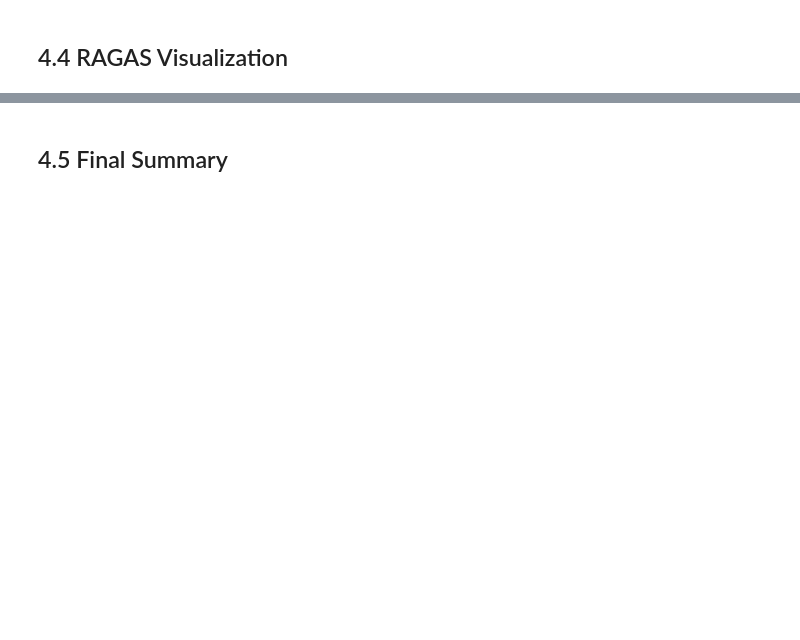
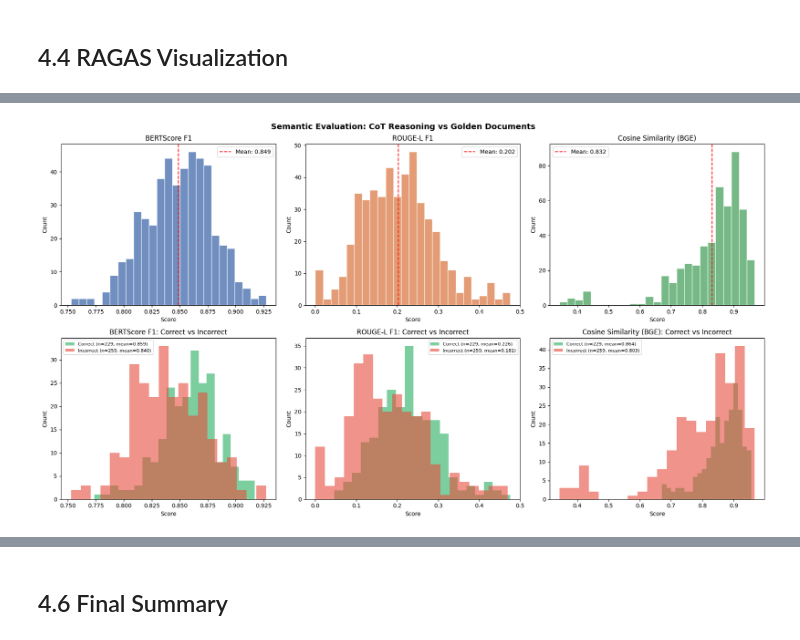
Before and after one commit to pfalconiere/rag-pipeline, a Jupyter notebook: notebooks/04_evaluation.ipynb, the cells around one changed output, grey strips where cells are left out. Saved outputs shown, nothing was run; the diff lists cells and outputs as text; code cells hidden in the pictures; blank space fills up the shorter version.

```diff
--- a/notebooks/04_evaluation.ipynb
+++ b/notebooks/04_evaluation.ipynb
@@ -653,0 +856,64 @@ Saved figure to results/evaluation_summary.png
+# %%
+# Semantic evaluation visualization
+fig, axes = plt.subplots(2, 3, figsize=(18, 10))
+
+# Row 1: Score distributions
+metrics_info = [
+    ("bertscore_f1", "BERTScore F1", "#4C72B0"),
+    ("rougeL_f1", "ROUGE-L F1", "#DD8452"),
+    ("cosine_similarity", "Cosine Similarity (BGE)", "#55A868"),
+]
+
+for ax, (col, title, color) in zip(axes[0], metrics_info):
+    ax.hist(df_semantic[col], bins=25, color=color, edgecolor="white", alpha=0.8)
+    ax.axvline(df_semantic[col].mean(), color="red", linestyle="--",
+               label=f"Mean: {df_semantic[col].mean():.3f}")
+    ax.set_xlabel("Score")
+    ax.set_ylabel("Count")
+    ax.set_title(title)
+    ax.legend()
+
+# Row 2: Correct vs Incorrect comparison
+df_semantic["correct"] = df_semantic["generated_answer"] == df_semantic["ground_truth"]
+
+for ax, (col, title, _) in zip(axes[1], metrics_info):
+    correct = df_semantic[df_semantic.correct][col]
+    incorrect = df_semantic[~df_semantic.correct][col]
+    ax.hist(correct, bins=20, alpha=0.6, label=f"Correct (n={len(correct)}, mean={correct.mean():.3f})", color="#27AE60")
+    ax.hist(incorrect, bins=20, alpha=0.6, label=f"Incorrect (n={len(incorrect)}, mean={incorrect.mean():.3f})", color="#E74C3C")
+    ax.set_title(f"{title}: Correct vs Incorrect")
+    ax.set_xlabel("Score")
+    ax.set_ylabel("Count")
+    ax.legend(fontsize=8)
+
+plt.suptitle("Semantic Evaluation: CoT Reasoning vs Golden Documents", fontsize=14, fontweight="bold")
+plt.tight_layout()
+plt.savefig(RESULTS_DIR / "figures" / "10_semantic_evaluation.png", dpi=150, bbox_inches="tight")
+plt.show()
+
+# Summary tables
+print("=" * 65)
+print("    Semantic Evaluation Summary")
+print("=" * 65)
+print(f"\n{'Metric':<25} {'Mean':>10} {'Std':>10} {'Median':>10}")
+print(f"{'─' * 55}")
+for col, title, _ in metrics_info:
+    print(f"{title:<25} {df_semantic[col].mean():>10.4f} {df_semantic[col].std():>10.4f} {df_semantic[col].median():>10.4f}")
+
+print(f"\nPer-class breakdown:")
+print(f"{'Class':<10} {'BERTScore F1':>15} {'ROUGE-L F1':>15} {'Cosine Sim':>15}")
+print(f"{'─' * 55}")
+for cls in ["yes", "no", "maybe"]:
+    subset = df_semantic[df_semantic.ground_truth == cls]
+    print(f"{cls:<10} {subset['bertscore_f1'].mean():>15.4f} {subset['rougeL_f1'].mean():>15.4f} {subset['cosine_similarity'].mean():>15.4f}")
+
+print(f"\nCorrect vs Incorrect predictions:")
+print(f"{'Group':<15} {'BERTScore F1':>15} {'ROUGE-L F1':>15} {'Cosine Sim':>15}")
+print(f"{'─' * 60}")
+for label, mask in [("Correct", df_semantic.correct), ("Incorrect", ~df_semantic.correct)]:
+    sub = df_semantic[mask]
+    print(f"{label:<15} {sub['bertscore_f1'].mean():>15.4f} {sub['rougeL_f1'].mean():>15.4f} {sub['cosine_similarity'].mean():>15.4f}")
+
+print(f"\nFigure saved to results/figures/10_semantic_evaluation.png")
+# %% [output]
+[figure, added]
@@ -654,5 +937,5 @@ Saved figure to results/evaluation_summary.png
 # %% [markdown]
-## 4.5 Final Summary
+## 4.6 Final Summary
 # %%
 print("=" * 60)
 print("       RAG Pipeline Evaluation Summary (v3 CoT)")
```
Also changed, not shown: parts of 16 cells of this notebook, 13 other files.
